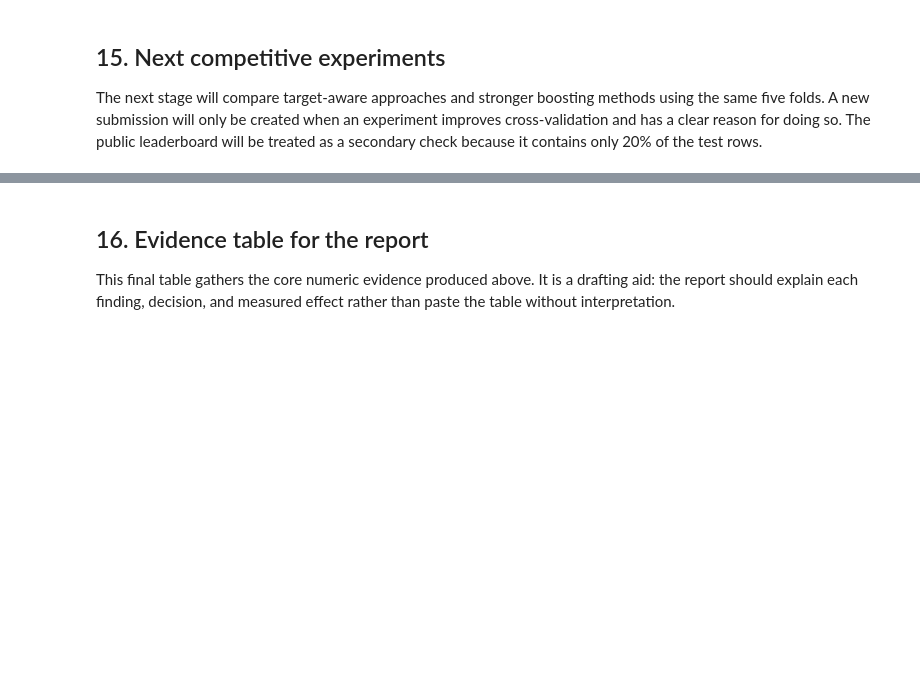
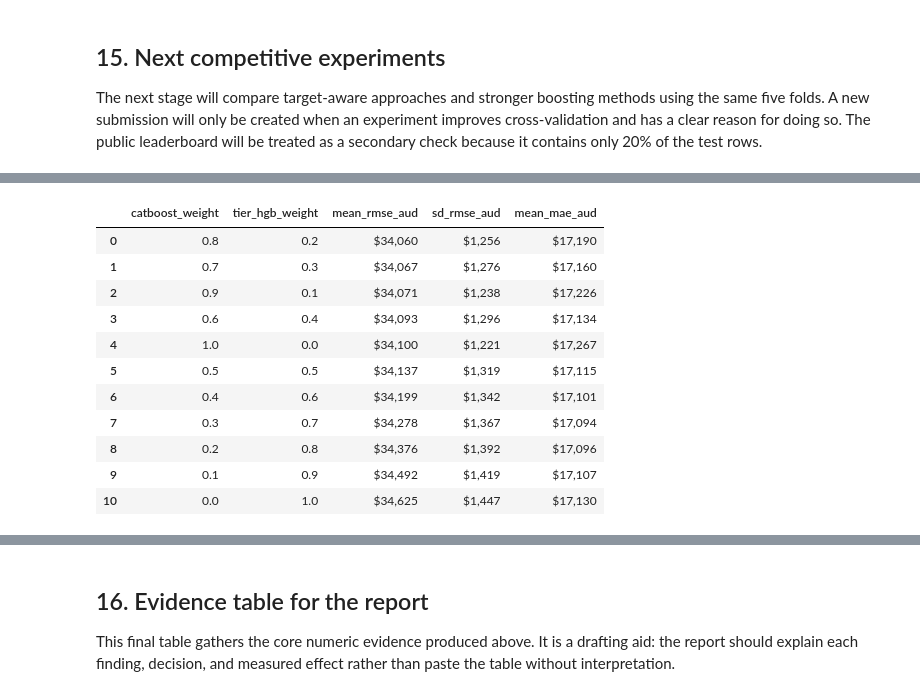
Before and after one commit to Adityap665/FIT-5149, a Jupyter notebook: FIT5149_A1_analysis.ipynb, the cells around one changed output, grey strips where cells are left out. Saved outputs shown, nothing was run; the diff lists cells and outputs as text; code cells hidden in the pictures; blank space fills up the shorter version.

Commit message:
Add CatBoost target-aware Kaggle attempt 2

```diff
--- a/FIT5149_A1_analysis.ipynb
+++ b/FIT5149_A1_analysis.ipynb
@@ -2347,0 +2852,84 @@ The next stage will compare target-aware approaches and stronger boosting method
+# %%
+# Blend CatBoost rate predictions with Tier HGB expected-rate predictions
+
+blend_rows = []
+
+for catboost_weight in np.arange(0.0, 1.01, 0.1):
+
+    tier_weight = 1.0 - catboost_weight
+
+    blended_oof = (
+        catboost_weight * catboost_oof
+        + tier_weight * tier_oof_soft
+    )
+
+    fold_rmses = []
+    fold_maes = []
+
+    for fold_number, (_, valid_index) in enumerate(folds, start=1):
+
+        fold_prediction = blended_oof[valid_index]
+
+        fold_rmses.append(
+            rmse(
+                y.iloc[valid_index],
+                fold_prediction,
+            )
+        )
+
+        fold_maes.append(
+            mean_absolute_error(
+                y.iloc[valid_index],
+                fold_prediction,
+            )
+        )
+
+    blend_rows.append(
+        {
+            "catboost_weight": catboost_weight,
+            "tier_hgb_weight": tier_weight,
+            "mean_rmse_aud": np.mean(fold_rmses),
+            "sd_rmse_aud": np.std(fold_rmses, ddof=1),
+            "mean_mae_aud": np.mean(fold_maes),
+        }
+    )
+
+blend_summary = (
+    pd.DataFrame(blend_rows)
+    .sort_values("mean_rmse_aud")
+    .reset_index(drop=True)
+)
+
+display(
+    blend_summary.head(11).style.format(
+        {
+            "catboost_weight": "{:.1f}",
+            "tier_hgb_weight": "{:.1f}",
+            "mean_rmse_aud": "${:,.0f}",
+            "sd_rmse_aud": "${:,.0f}",
+            "mean_mae_aud": "${:,.0f}",
+        }
+    )
+)
+
+best_blend = blend_summary.iloc[0]
+
+print(
+    "\nBest blend:"
+    f"\nCatBoost weight = {best_blend['catboost_weight']:.1f}"
+    f"\nTier HGB weight = {best_blend['tier_hgb_weight']:.1f}"
+    f"\nMean CV RMSE = ${best_blend['mean_rmse_aud']:,.0f}"
+)
+# %% [output]
+|  | catboost_weight | tier_hgb_weight | mean_rmse_aud | sd_rmse_aud | mean_mae_aud |
+| 0 | 0.8 | 0.2 | $34,060 | $1,256 | $17,190 |
+| 1 | 0.7 | 0.3 | $34,067 | $1,276 | $17,160 |
+| 2 | 0.9 | 0.1 | $34,071 | $1,238 | $17,226 |
+| 3 | 0.6 | 0.4 | $34,093 | $1,296 | $17,134 |
+| 4 | 1.0 | 0.0 | $34,100 | $1,221 | $17,267 |
+| 5 | 0.5 | 0.5 | $34,137 | $1,319 | $17,115 |
+| 6 | 0.4 | 0.6 | $34,199 | $1,342 | $17,101 |
+| 7 | 0.3 | 0.7 | $34,278 | $1,367 | $17,094 |
+| 8 | 0.2 | 0.8 | $34,376 | $1,392 | $17,096 |
+| 9 | 0.1 | 0.9 | $34,492 | $1,419 | $17,107 |
+| 10 | 0.0 | 1.0 | $34,625 | $1,447 | $17,130 |
```
Also changed, not shown: parts of 21 cells of this notebook.
